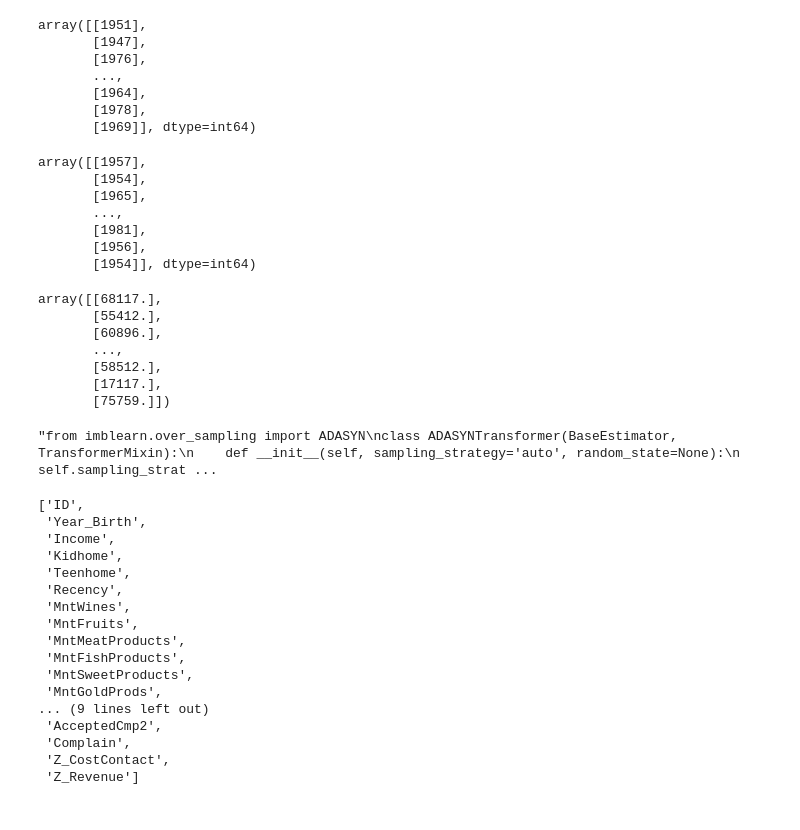
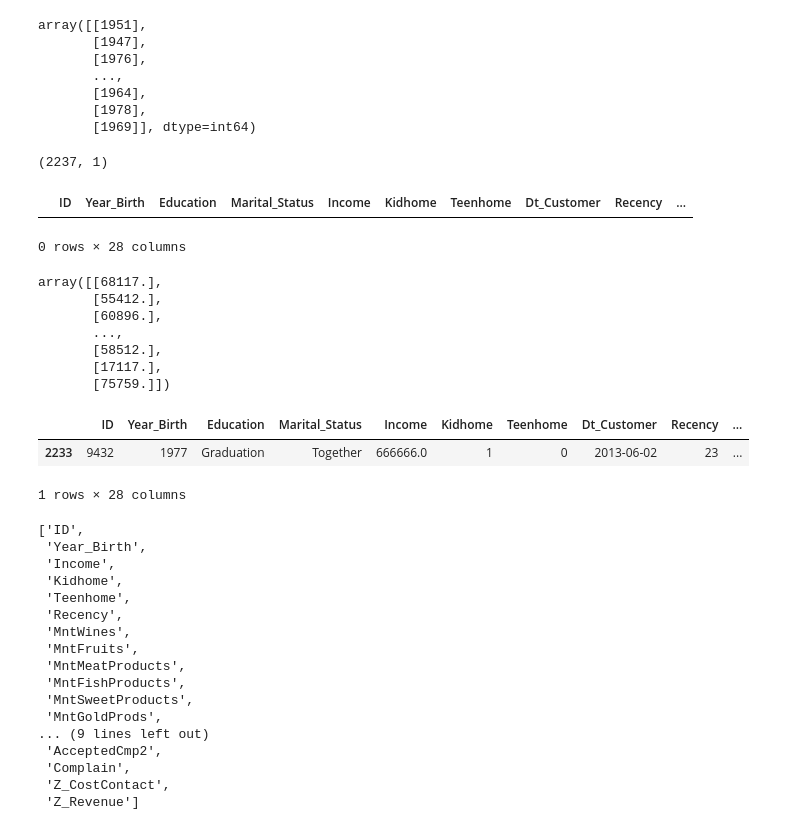
Before and after one commit to Michciak/DataGigaChads_BHL9, a Jupyter notebook: pipeline_test.ipynb, the cells around one changed output. Cells and saved outputs as stored; diff of their text form; code cells hidden in the pictures.

```diff
--- a/pipeline_test.ipynb
+++ b/pipeline_test.ipynb
@@ -207,15 +207,9 @@ array([[1951],
        [1978],
        [1969]], dtype=int64)
 # %%
-X["Year_Birth"].loc[X["Year_Birth"]>1930].values.reshape(-1, 1)
+X["Year_Birth"].loc[X["Year_Birth"]>1930].values.reshape(-1, 1).shape
 # %% [output]
-array([[1957],
-       [1954],
-       [1965],
-       ...,
-       [1981],
-       [1956],
-       [1954]], dtype=int64)
+(2237, 1)
 # %%
 class RemoveDumbYearBirth(BaseEstimator, TransformerMixin):
     def __init__(self):
@@ -230,3 +225,10 @@ class RemoveDumbYearBirth(BaseEstimator, TransformerMixin):
+# %%
+X.loc[X["Year_Birth"]<1930] = int(X["Year_Birth"].median())
+# %%
+X.loc[X["Year_Birth"]<1930]
+# %% [output]
+|  | ID | Year_Birth | Education | Marital_Status | Income | Kidhome | Teenhome | Dt_Customer | Recency | ... |
+0 rows × 28 columns
 # %%
 X_train["Income"][X_train["Income"]<200000].values.reshape(-1, 1)
 # %% [output]
@@ -251,19 +254,9 @@ class RemoveDumbIncome(BaseEstimator, TransformerMixin):
-# %%
-"""from imblearn.over_sampling import ADASYN
-class ADASYNTransformer(BaseEstimator, TransformerMixin):
-    def __init__(self, sampling_strategy='auto', random_state=None):
-        self.sampling_strategy = sampling_strategy
-        self.random_state = random_state
-        self.adasyn = ADASYN(sampling_strategy=self.sampling_strategy, random_state=self.random_state)
-
-    def fit(self, X, y=None):
-        return self
-
-    def transform(self, X):
-        X_resampled, _ = self.adasyn.fit_resample(X, y)
-        return X_resampled"""
-# %% [output]
-"from imblearn.over_sampling import ADASYN\nclass ADASYNTransformer(BaseEstimator, TransformerMixin):\n    def __init__(self, sampling_strategy='auto', random_state=None):\n        self.sampling_strat ...
+# %%
+X.loc[X["Income"]>200000]
+# %% [output]
+|  | ID | Year_Birth | Education | Marital_Status | Income | Kidhome | Teenhome | Dt_Customer | Recency | ... |
+| 2233 | 9432 | 1977 | Graduation | Together | 666666.0 | 1 | 0 | 2013-06-02 | 23 | ... |
+1 rows × 28 columns
 # %%
 categories = {
         'education': X_train['Education'].unique(),
```
Also changed, not shown: parts of 9 cells of this notebook.
